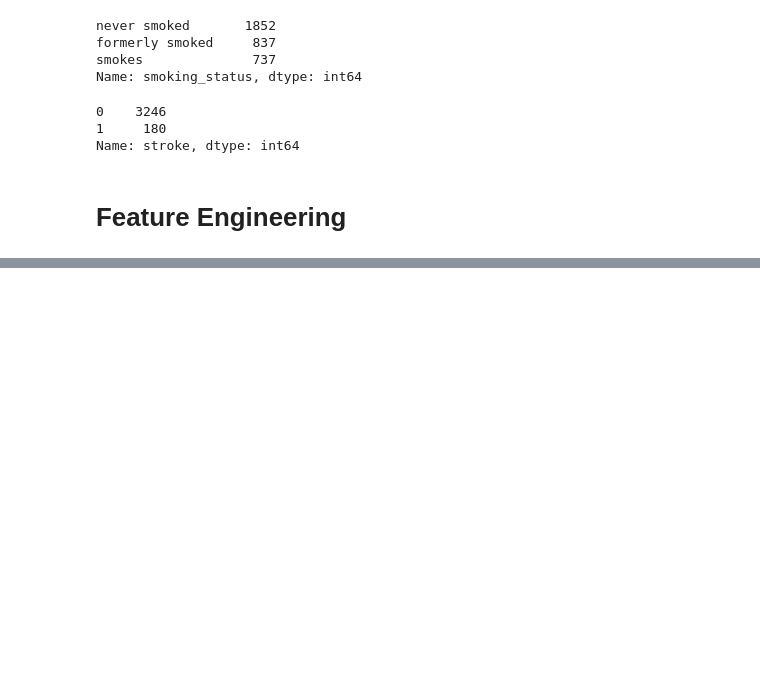
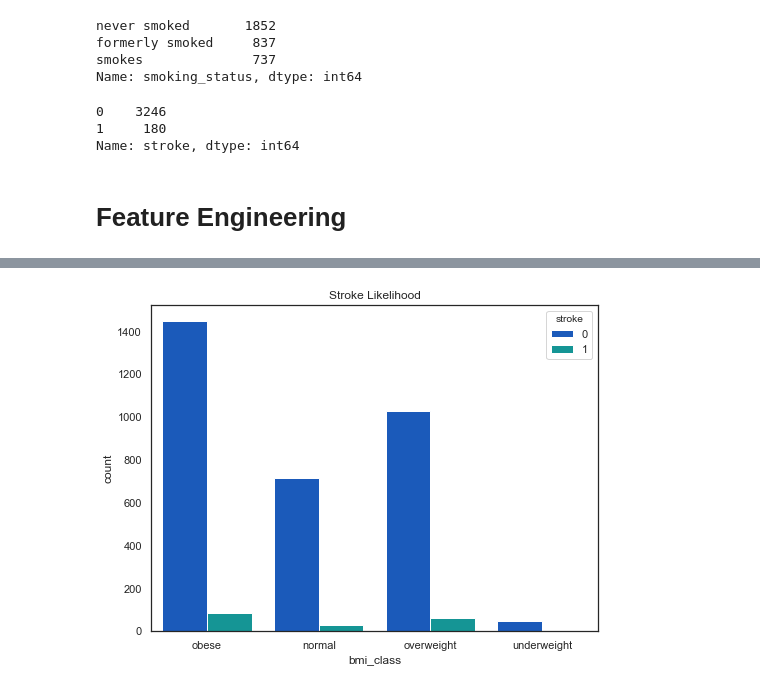
Before and after one commit to KenHoffman95/Stroke-Prediction, a Jupyter notebook: Stroke Prediction .ipynb, the cells around one changed output, grey strips where cells are left out. Saved outputs shown, nothing was run; the diff lists cells and outputs as text; code cells hidden in the pictures; blank space fills up the shorter version.

```diff
--- a/Stroke Prediction .ipynb
+++ b/Stroke Prediction .ipynb
@@ -155,0 +177,8 @@ df.head()
+# %%
+#Multiple Bars Bar Chart of Inflight Entertainment compared to Satisfied/Dissatisfied customers
+plt.figure(figsize=(8,6))
+ax = sns.countplot(x=df['bmi_class'], hue=df.stroke, palette = "winter")
+ax.set_title("Stroke Likelihood")
+plt.show()
+# %% [output]
+[figure, added]
```
Also changed, not shown: parts of 3 cells of this notebook.
